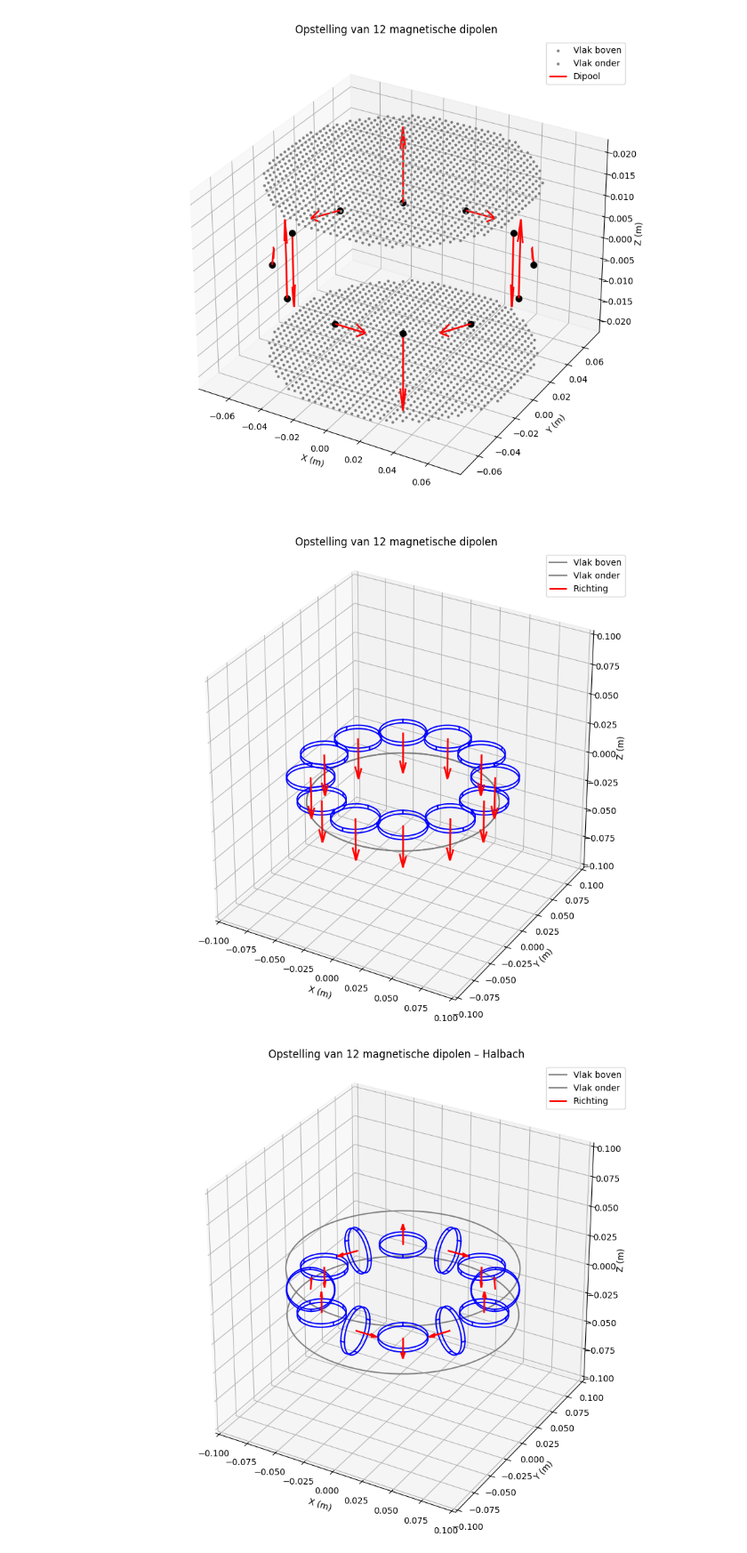
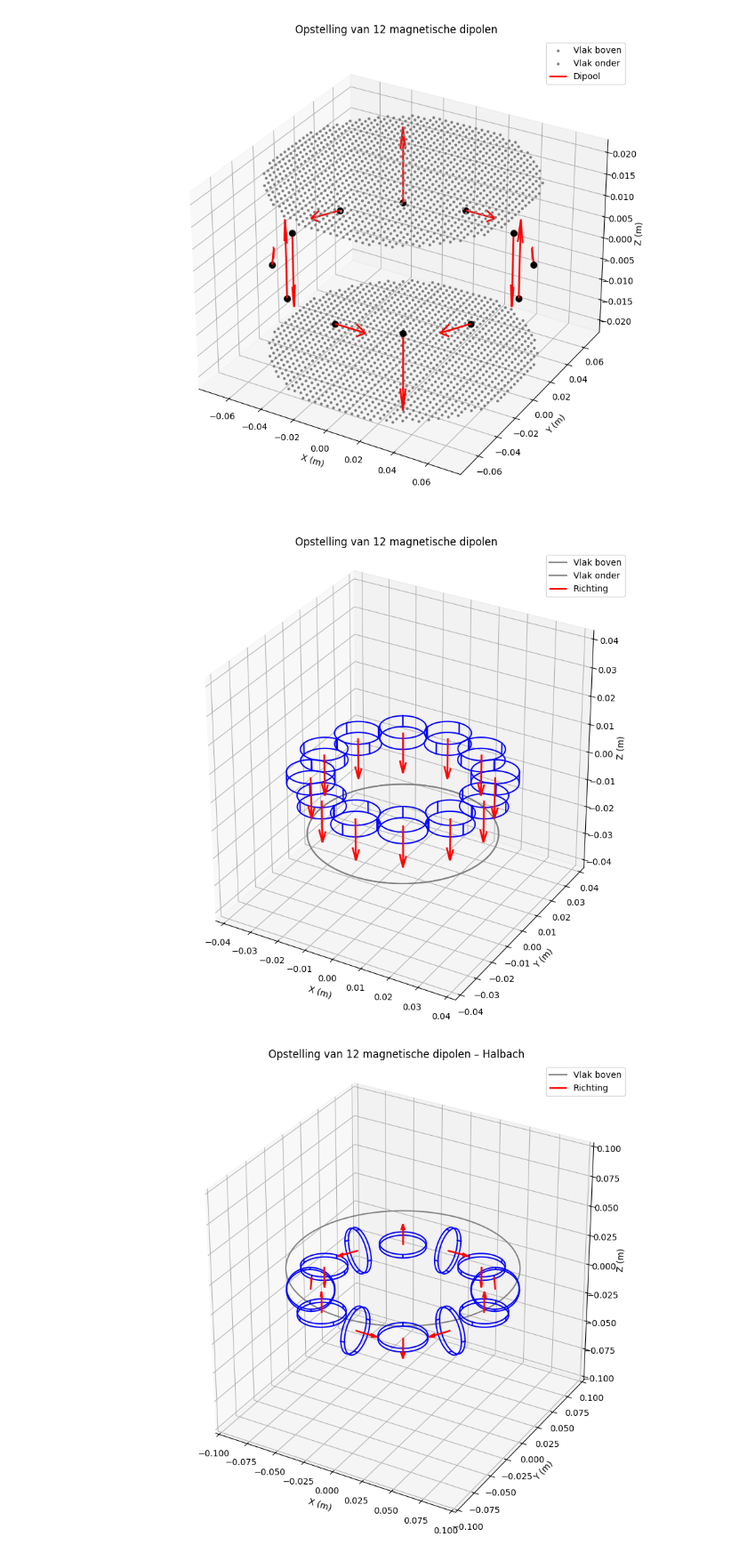
Before and after one commit to JensGroen/DEF-E, a Jupyter notebook: DEF eindproject simulatie en wiskundige benadering groep 15.ipynb, the cells around one changed output. Shown at 89% size. Cells and saved outputs as stored; diff of their text form; code cells hidden in the pictures.

```diff
--- a/DEF eindproject simulatie en wiskundige benadering groep 15.ipynb
+++ b/DEF eindproject simulatie en wiskundige benadering groep 15.ipynb
@@ -194,8 +235,8 @@ configuratie_namen = {
 configuratie = 1
 
 # Magneet waardes
-rmag = 18*10**-3 # radius magneet
-hmag = 3*10**-3 # hoogte magneet
+rmag = 15*10**-3/2 # radius magneet
+hmag = 8*10**-3/2 # hoogte magneet
 
 nmag = 10 # resolutie grid magneet
 
@@ -404,7 +445,7 @@ ax.legend()
 plt.tight_layout()
 plt.show()
 # %% [output]
-[figure, old version]
+[figure, new version]
 # %%
 import numpy as np
 import matplotlib.pyplot as plt
@@ -514,6 +555,25 @@ def Magnetenpositiecirkel(r, rmag, theta, zmag, nmag, conf, p):
 
     return dipoolposities
 
+
+# ═══════════════════════════════════════════════════════════
+#  Bouw dipolen
+# ═══════════════════════════════════════════════════════════
+
+def bouw_dipolen_arrays(conf, p):
+    """Geeft alle dipool-posities en momenten als NumPy arrays — (M,3) elk."""
+    punten, m_vecs = [], []
+    for i in range(N):
+        theta    = 2 * np.pi * i / N
+        posities = Magnetenpositiecirkel(r, rmag, theta, zmag, n_magneet, conf, p)
+        m_vec    = moment(theta, conf, p, len(posities))
+        for magpunt, *_ in posities:
+            punten.append(magpunt)
+            m_vecs.append(m_vec)
+    return np.array(punten), np.array(m_vecs)   # (M,3), (M,3)
+
+
+
 # ═══════════════════════════════════════════════════════════
 #  magnetisch moment en B-veld
 # ═══════════════════════════════════════════════════════════
@@ -532,30 +592,32 @@ def dipool_B(mag, R):
     if norm_R < 1e-10:
         return np.zeros(3)
     Rdak = R / norm_R
-    return mu0 / (4 * np.pi * norm_R**3) * (3 * np.dot(mag, Rdak) * Rdak - mag)
+    Bveld =  mu0 / (4 * np.pi * norm_R**3) * (3 * np.dot(mag, Rdak) * Rdak - mag)
+    return Bveld
 
+def Bveld(rpunt, punten, m_vecs):
+    """Totaal B-veld op punt `rpunt` — volledig gevectoriseerd."""
+    R      = rpunt - punten                             # (M,3)
+    norm_R = np.linalg.norm(R, axis=1)                 # (M,)
+    masker = norm_R > 1e-10
+    R, m_vecs, norm_R = R[masker], m_vecs[masker], norm_R[masker]
 
-def Bveld(r, rpunt, conf, p, N, rmag, zmag, nmag):
-    """Totaal B-veld op punt `rpunt` door alle N magneten [T]."""
-    Btot = np.zeros(3)
-    for i in range(N):
-        theta    = 2 * np.pi * i / N
-        posities = Magnetenpositiecirkel(r, rmag, theta, zmag, nmag, conf, p)
-        mag      = moment(theta, conf, p, len(posities))
-        for magpunt, *_ in posities:
-            Btot += dipool_B(mag, rpunt - magpunt)
-    return Btot
+    Rdak   = R / norm_R[:, np.newaxis]                 # (M,3)
+    mdotR  = np.sum(m_vecs * Rdak, axis=1)             # (M,)
+    schaal = mu0 / (4 * np.pi * norm_R**3)             # (M,)
+
+    B_per  = schaal[:, np.newaxis] * (3 * mdotR[:, np.newaxis] * Rdak - m_vecs)
+    return B_per.sum(axis=0)                           # (3,)
 
 # ═══════════════════════════════════════════════════════════
 #  FLUX²-INTEGRAAL
 # ═══════════════════════════════════════════════════════════
 
-def flux_kwadraat(meetpunten, conf, p, N, rmag, zmag, nmag):
-
-    #all z as
-
+def flux_kwadraat(meetpunten, conf, p):
+    """Integreert Bz² over het vlak — maatstaf voor liftkracht [T²·m²]."""
+    punten, m_vecs = bouw_dipolen_arrays(conf, p)      # ← één keer voorberekend
     return sum(
-        Bveld(r, rpunt, conf, p, N, rmag, zmag, nmag)[2]**2 * dx * dy
+        Bveld(rpunt, punten, m_vecs)[2]**2 * dx * dy
         for rpunt, dx, dy in meetpunten
     )
 
@@ -594,34 +656,34 @@ def plot_magneet_cilinder(ax, centrum, theta, rmag, zmag, color='blue'):
         ax.plot([boven[0], onder[0]], [boven[1], onder[1]], [boven[2], onder[2]], color=color)
 
 
 fig = plt.figure(figsize=(10, 8))
 ax  = fig.add_subplot(111, projection='3d')
 
 plot_vlak(ax, z_boven, breedte / 2, color='grey', label='Vlak boven')
-plot_vlak(ax, z_onder, breedte / 2, color='gray',  label='Vlak onder')
+# plot_vlak(ax, z_onder, breedte / 2, color='gray',  label='Vlak onder')
 
 for i in range(N):
     theta   = 2 * np.pi * i / N
     centrum = np.array([r * np.cos(theta), r * np.sin(theta), 0])
     nu_hat, *_ = Lokaalstelsel(theta, conf, p)
 
     plot_magneet_cilinder(ax, centrum, theta, rmag, zmag)
     ax.quiver(*centrum, *nu_hat, length=rmag, color='red',
               linewidth=2, label='Richting' if i == 0 else "")
 
 bereik = 1.5 * r
 ax.set_box_aspect([1, 1, 1])
 ax.set_xlim3d(-bereik, bereik)
 ax.set_ylim3d(-bereik, bereik)
 ax.set_zlim3d(-bereik, bereik)
 ax.set_xlabel('X (m)')
 ax.set_ylabel('Y (m)')
 ax.set_zlabel('Z (m)')
 ax.set_title(f'Opstelling van {N} magnetische dipolen – {conf}')
 ax.legend()
 plt.tight_layout()
 plt.show()
 # %% [output]
-[figure, old version]
+[figure, new version]
 # %%
 # Resolutie Magneet
```
Also changed, not shown: parts of 7 cells of this notebook, 3 other files.
